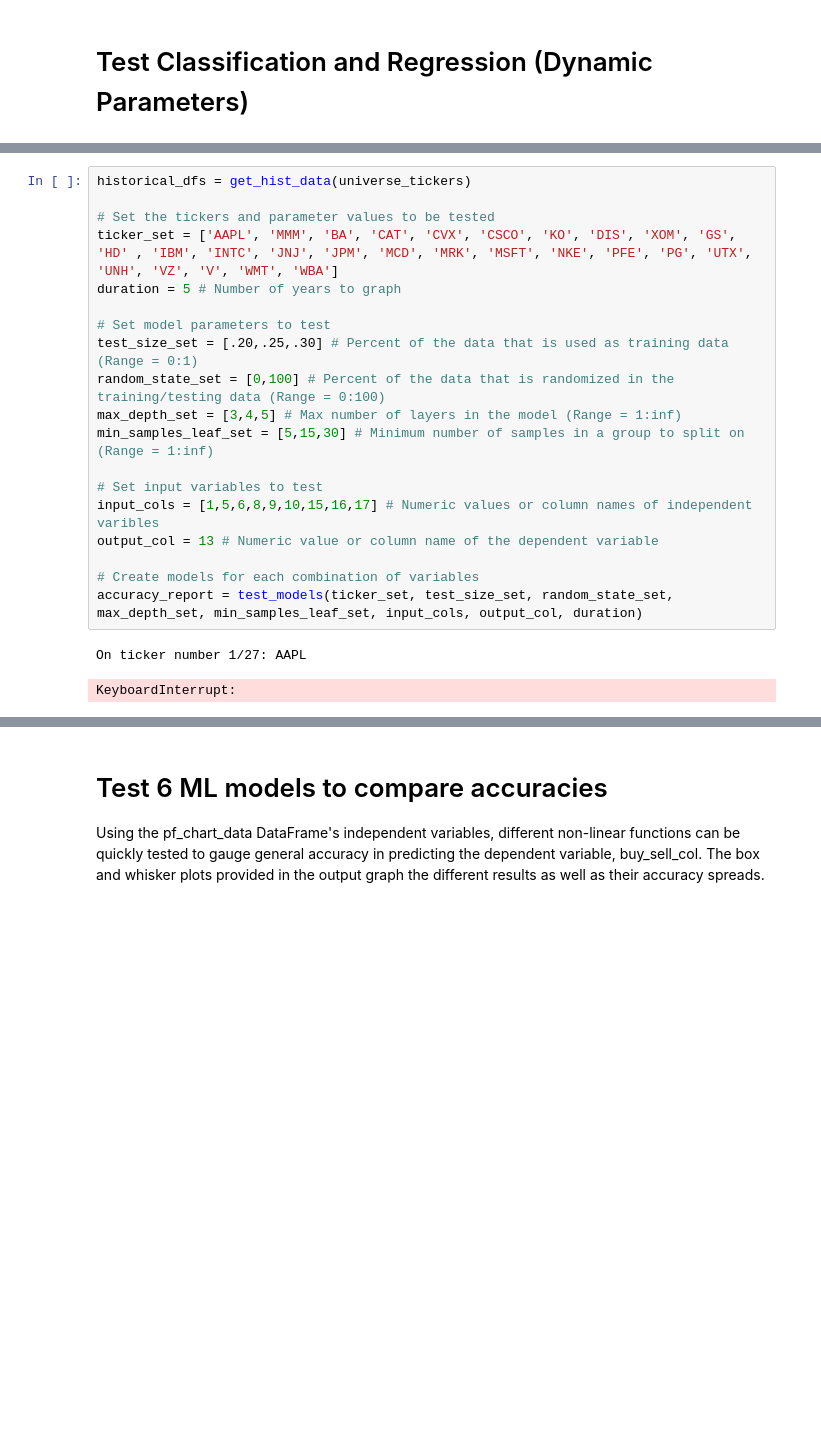
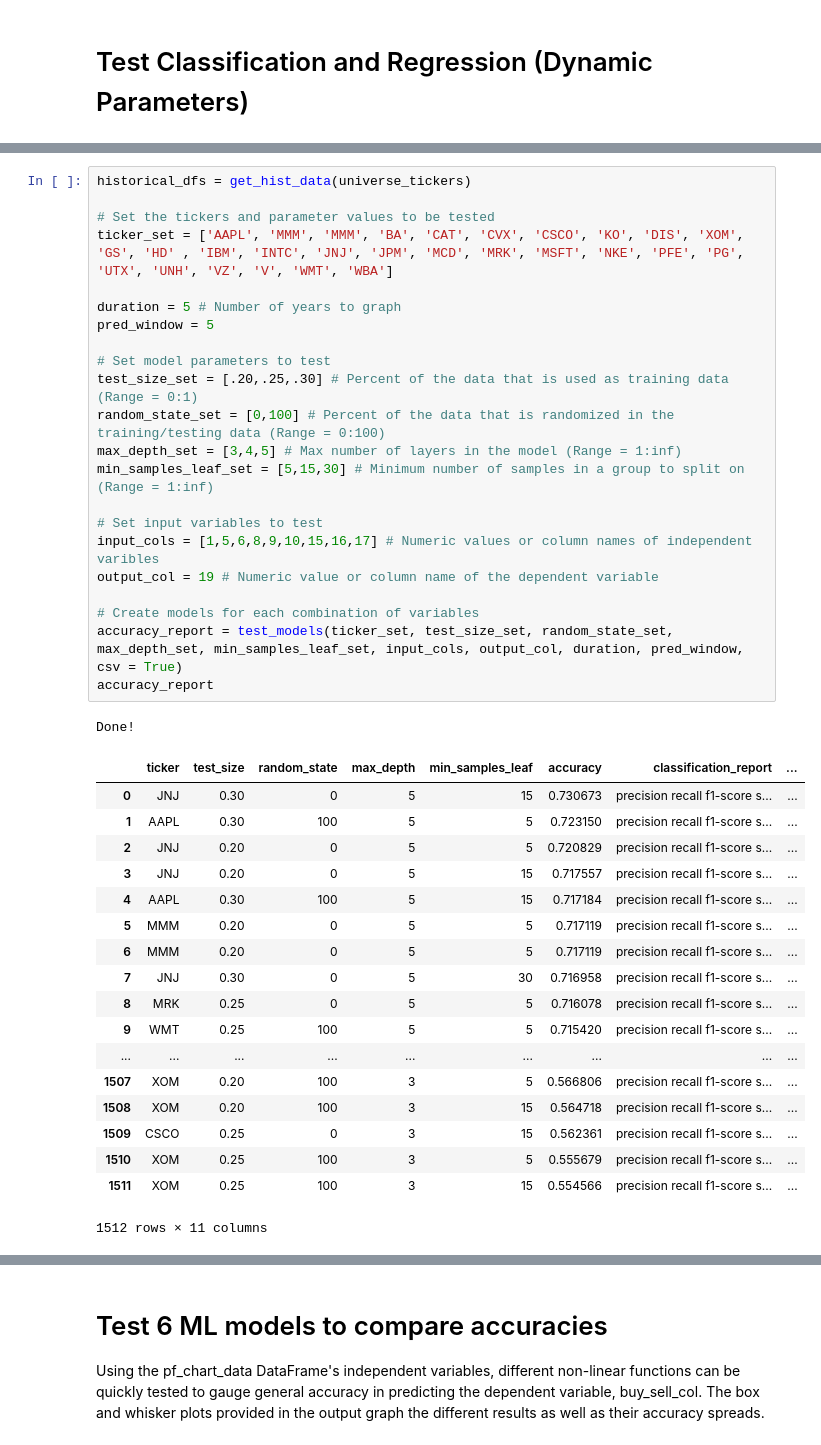
Before and after one commit to ncasale/zipline-setup, a Jupyter notebook: Pnf-basic-modeling.ipynb, the cells around one changed output, grey strips where cells are left out. Cells and saved outputs as stored; diff of their text form; blank space fills up the shorter version.

```diff
--- a/Pnf-basic-modeling.ipynb
+++ b/Pnf-basic-modeling.ipynb
@@ -315,25 +331,45 @@ def test_models(ticker_set, test_size_set, random_state_set, max_depth_set, min_
 # %%
 historical_dfs = get_hist_data(universe_tickers)
 
 # Set the tickers and parameter values to be tested
-ticker_set = ['AAPL', 'MMM', 'BA', 'CAT', 'CVX', 'CSCO', 'KO', 'DIS', 'XOM', 'GS', 'HD' , 'IBM', 'INTC', 'JNJ', 'JPM', 'MCD', 'MRK', 'MSFT', 'NKE', 'PFE', 'PG', 'UTX', 'UNH', 'VZ', 'V', 'WMT', 'WBA']
+ticker_set = ['AAPL', 'MMM', 'MMM', 'BA', 'CAT', 'CVX', 'CSCO', 'KO', 'DIS', 'XOM', 'GS', 'HD' , 'IBM', 'INTC', 'JNJ', 'JPM', 'MCD', 'MRK', 'MSFT', 'NKE', 'PFE', 'PG', 'UTX', 'UNH', 'VZ', 'V', 'WMT', 'WBA']
+
 duration = 5 # Number of years to graph
+pred_window = 5
 
 # Set model parameters to test
 test_size_set = [.20,.25,.30] # Percent of the data that is used as training data (Range = 0:1)
 random_state_set = [0,100] # Percent of the data that is randomized in the training/testing data (Range = 0:100)
 max_depth_set = [3,4,5] # Max number of layers in the model (Range = 1:inf)
 min_samples_leaf_set = [5,15,30] # Minimum number of samples in a group to split on (Range = 1:inf)
 
 # Set input variables to test
 input_cols = [1,5,6,8,9,10,15,16,17] # Numeric values or column names of independent varibles
-output_col = 13 # Numeric value or column name of the dependent variable
+output_col = 19 # Numeric value or column name of the dependent variable
 
 # Create models for each combination of variables
-accuracy_report = test_models(ticker_set, test_size_set, random_state_set, max_depth_set, min_samples_leaf_set, input_cols, output_col, duration)
+accuracy_report = test_models(ticker_set, test_size_set, random_state_set, max_depth_set, min_samples_leaf_set, input_cols, output_col, duration, pred_window, csv = True)
+accuracy_report
 # %% [output]
-On ticker number 1/27: AAPL
+Done!
+|  | ticker | test_size | random_state | max_depth | min_samples_leaf | accuracy | classification_report | ... |
+| 0 | JNJ | 0.30 | 0 | 5 | 15 | 0.730673 | precision recall f1-score s... | ... |
+| 1 | AAPL | 0.30 | 100 | 5 | 5 | 0.723150 | precision recall f1-score s... | ... |
+| 2 | JNJ | 0.20 | 0 | 5 | 5 | 0.720829 | precision recall f1-score s... | ... |
+| 3 | JNJ | 0.20 | 0 | 5 | 15 | 0.717557 | precision recall f1-score s... | ... |
+| 4 | AAPL | 0.30 | 100 | 5 | 15 | 0.717184 | precision recall f1-score s... | ... |
+| 5 | MMM | 0.20 | 0 | 5 | 5 | 0.717119 | precision recall f1-score s... | ... |
+| 6 | MMM | 0.20 | 0 | 5 | 5 | 0.717119 | precision recall f1-score s... | ... |
+| 7 | JNJ | 0.30 | 0 | 5 | 30 | 0.716958 | precision recall f1-score s... | ... |
+| 8 | MRK | 0.25 | 0 | 5 | 5 | 0.716078 | precision recall f1-score s... | ... |
+| 9 | WMT | 0.25 | 100 | 5 | 5 | 0.715420 | precision recall f1-score s... | ... |
+| ... | ... | ... | ... | ... | ... | ... | ... | ... |
+| 1507 | XOM | 0.20 | 100 | 3 | 5 | 0.566806 | precision recall f1-score s... | ... |
+| 1508 | XOM | 0.20 | 100 | 3 | 15 | 0.564718 | precision recall f1-score s... | ... |
+| 1509 | CSCO | 0.25 | 0 | 3 | 15 | 0.562361 | precision recall f1-score s... | ... |
+| 1510 | XOM | 0.25 | 100 | 3 | 5 | 0.555679 | precision recall f1-score s... | ... |
+| 1511 | XOM | 0.25 | 100 | 3 | 15 | 0.554566 | precision recall f1-score s... | ... |
-KeyboardInterrupt:
+1512 rows × 11 columns
 # %%
 # Take the best performing model paramters for each stock
 ticker_report = accuracy_report.drop_duplicates(subset = 'ticker')
```
Also changed, not shown: parts of 8 cells of this notebook, 27 other files.
